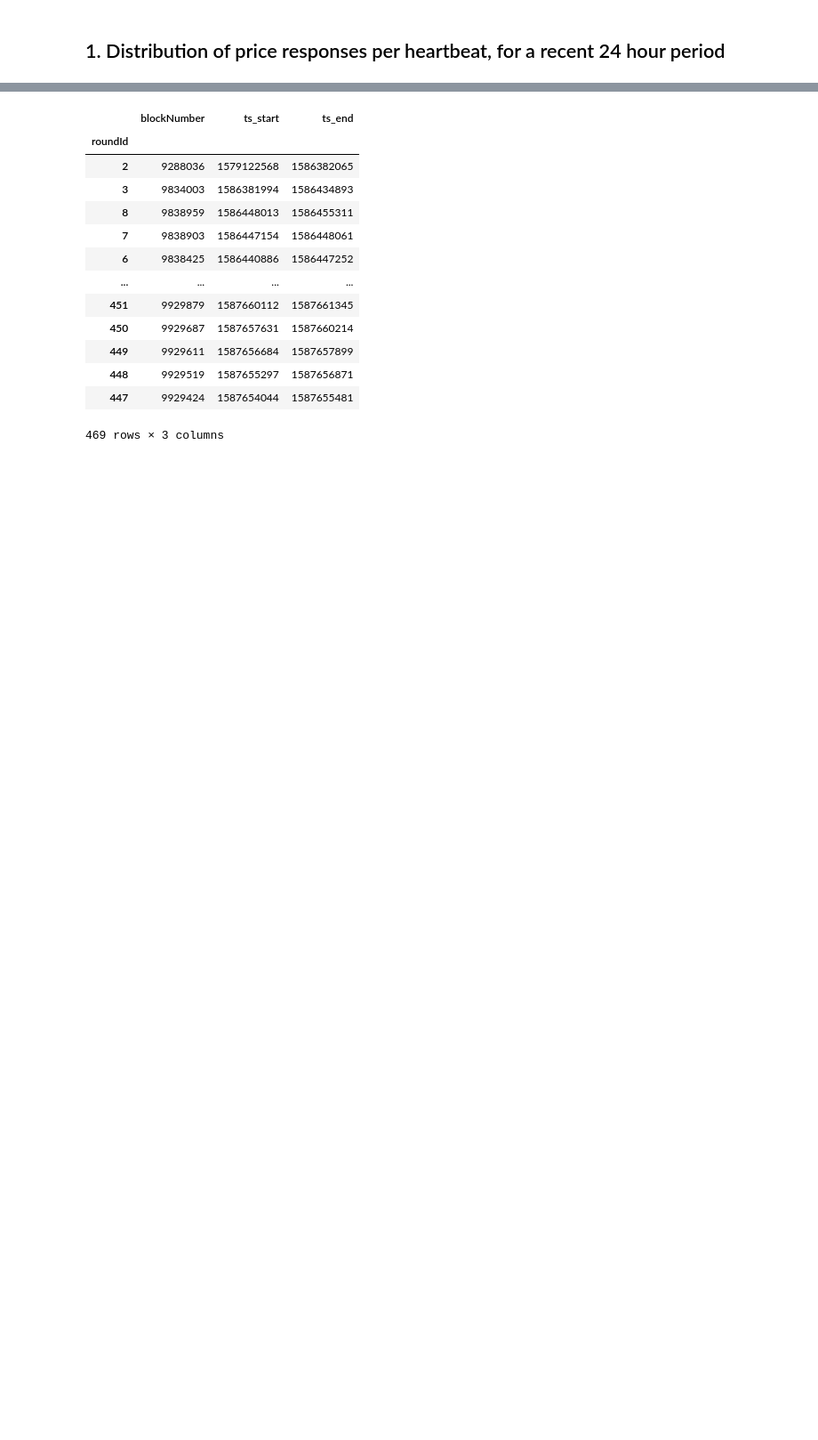
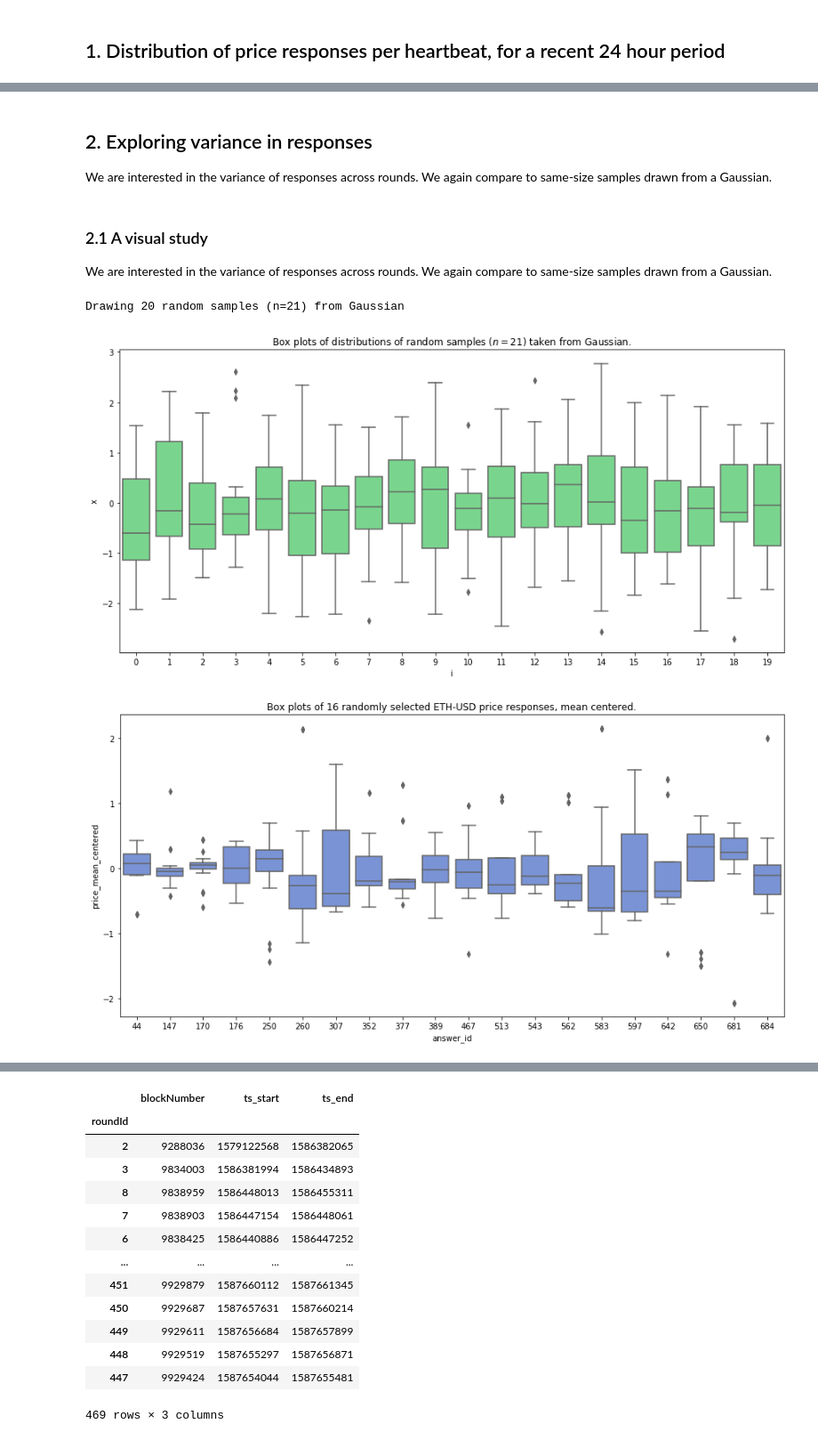
Before and after one commit to sassmilic/chainlink-price-contract-analysis, a Jupyter notebook: chainlink price feed analysis.ipynb, the cells around one changed output, grey strips where cells are left out. Shown at 89% size. Drawn from its saved outputs; the diff is of its cells as text; code cells hidden in the pictures; blank space fills up the shorter version.

```diff
--- a/chainlink price feed analysis.ipynb
+++ b/chainlink price feed analysis.ipynb
@@ -329,0 +228,47 @@ nan
+# %% [markdown]
+## 2. Exploring variance in responses<a class="anchor" id="2"></a>
+We are interested in the variance of responses across rounds. We again compare to same-size samples drawn from a Gaussian.
+# %% [markdown]
+### 2.1 A visual study<a class="anchor" id="2.1"></a>
+We are interested in the variance of responses across rounds. We again compare to same-size samples drawn from a Gaussian.
+# %%
+NSAMPLES = 20
+df_norm = generate_random_gaussians(21, NSAMPLES)
+# %% [output]
+Drawing 20 random samples (n=21) from Gaussian
+# %%
+#
+# plotting box plots for randomly selected rounds,
+# and comparing them to Gaussians
+#
+
+### random samples from gaussian
+_, ax = plt.subplots(1, 1, figsize=(15,7))
+g = sns.boxplot(
+    ax=ax,
+    x="i",
+    y="x",
+    color=GREEN,
+    data=df_norm
+).set_title('Box plots of distributions of random samples ($n=21$) taken from Gaussian.'.format(N_SAMPLES))
+
+# mean center -> mean=0, keep variace the same
+# this is done so we can more easily compare differences in variance
+df_responses.loc[:,'price_mean_centered'] = df_responses.groupby('answer_id')['price_float'].transform(
+    lambda x: x - x.mean()
+)
+# randomly select `NSAMPLES` rounds
+sample_ans_ids = df_responses['answer_id'].sample(NSAMPLES)
+df = df_responses[df_responses['answer_id'].isin(sample_ans_ids)]
+
+_, ax = plt.subplots(1, 1, figsize=(15,7))
+g = sns.boxplot(
+    ax=ax,
+    x="answer_id",
+    y="price_mean_centered",
+    color=CHAINLINK_BLUE_LIGHT,
+    data=df
+).set_title('Box plots of {} randomly selected ETH-USD price responses, mean centered.'.format(N_SAMPLES))
+# %% [output]
+[figure, added]
+[figure, added]
```
Also changed, not shown: parts of 98 cells of this notebook.
